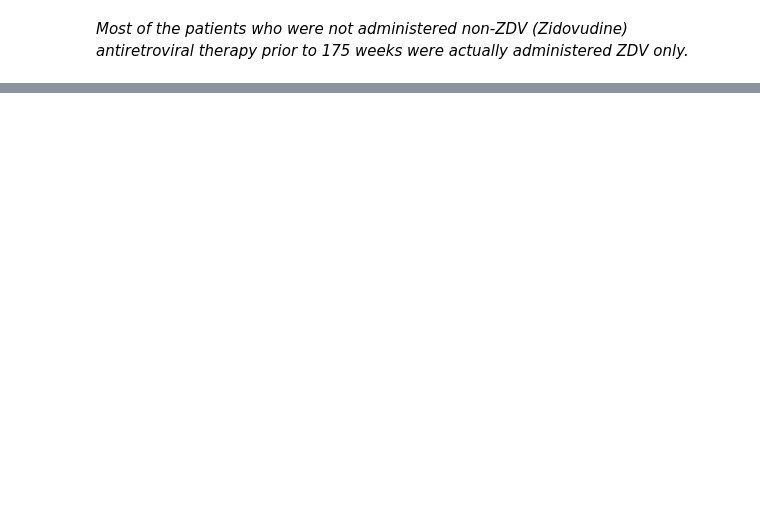
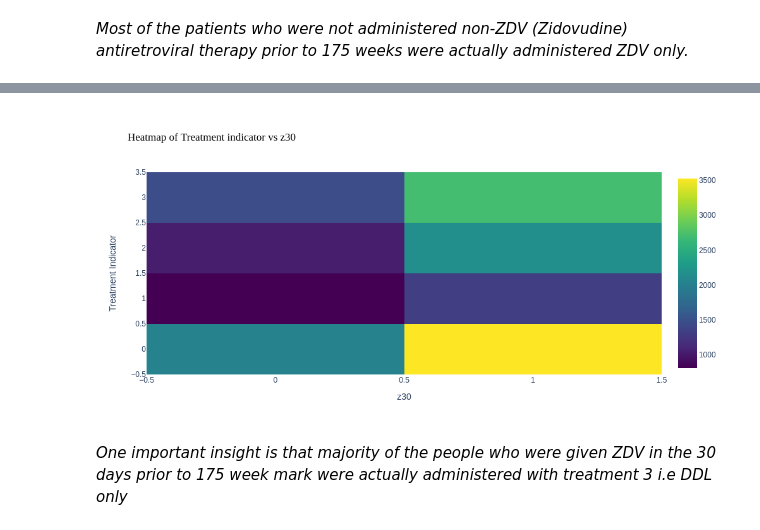
Before and after one commit to NityaVerma19/EDA-AIDS-virus-infection, a Jupyter notebook: eda-insights-on-aids-infection.ipynb, the cells around one changed output, grey strips where cells are left out. Drawn from its saved outputs; the diff is of its cells as text; code cells hidden in the pictures; blank space fills up the shorter version.

```diff
--- a/eda-insights-on-aids-infection.ipynb
+++ b/eda-insights-on-aids-infection.ipynb
@@ -2462,0 +2478,34 @@ fig.show()
+# %%
+crosstab = pd.crosstab(df['trt'], df['z30'])
+
+heatmap_trace = go.Heatmap(
+    z=crosstab.values,
+    x=crosstab.columns.tolist(),
+    y=crosstab.index.tolist(),
+    colorscale='Viridis'
+)
+
+layout = go.Layout(
+    title="Heatmap of Treatment indicator vs z30",
+    xaxis=dict(title='z30'),
+    yaxis=dict(title='Treatment Indicator')
+)
+
+fig = go.Figure(data=[heatmap_trace], layout=layout)
+
+# Update layout with additional settings
+fig.update_layout(
+    title_font_family="Times New Roman",
+    title_font_color="#000000",
+    paper_bgcolor='#ffffff',
+    plot_bgcolor='#ffffff'
+)
+
+fig.update_layout(width=1000)
+
+# Display the figure
+fig.show('png')
+# %% [output]
+[figure, added]
+# %% [markdown]
+*One important insight is that majority of the people who were given ZDV in the 30 days prior to 175 week mark were actually administered with treatment 3 i.e DDL only*
```
Also changed, not shown: parts of 4 cells of this notebook.
